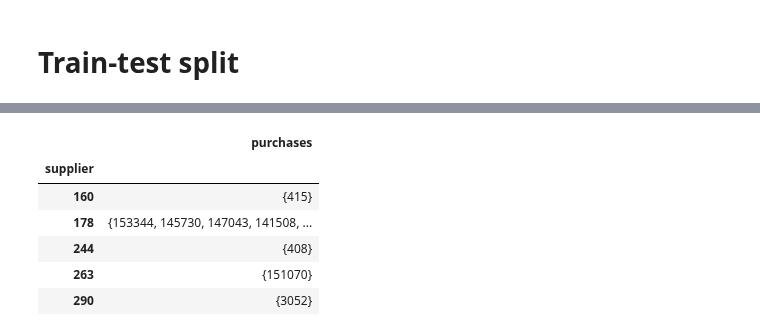
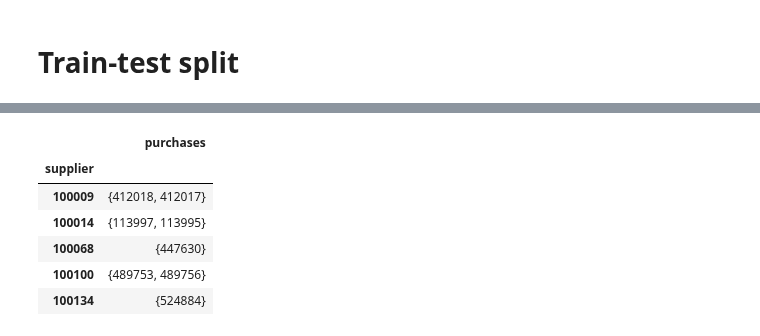
Before and after one commit to Lsdbot/Zakupki, a Jupyter notebook: notebooks/EDA.ipynb, the cells around one changed output, grey strips where cells are left out. Drawn from its saved outputs; the diff is of its cells as text; code cells hidden in the pictures.

```diff
--- a/notebooks/EDA.ipynb
+++ b/notebooks/EDA.ipynb
@@ -792,4 +796,4 @@ def vectorize_tfidf_matrix(df_column: pd.Series):
     for row in tfidf_svd:
         yield row
 # %%
-df['vectorized_tokens'] = list(vectorize_tfidf_matrix(df['tokens']))
+df_temp['vectorized_tokens'] = list(vectorize_tfidf_matrix(df_temp['tokens']))
@@ -821,0 +800,2 @@ df = df.astype(preproc['change_type_columns'])
+# %%
+df_temp = df_temp.drop('tokens', axis=1)
@@ -845,6 +832,6 @@ memory usage: 81.7+ MB
 # Train-test split
 # %%
 # определяем train выборку
-df_train = df[df['min_publish_date'] < '2022-11-01']
+df_train = df_temp[df_temp['min_publish_date'] < '2022-11-01']
 df_train[:5]
 # %% [output]
@@ -857,5 +844,5 @@ df_train[:5]
 # %%
 # определяем test выборку
-df_test = df[df['min_publish_date'] >= '2022-11-01']
+df_test = df_temp[df_temp['min_publish_date'] >= '2022-11-01']
 df_test[:5]
 # %% [output]
@@ -897,18 +884,15 @@ df_submission[:5]
 # %%
-def extract_less_4(row):
-    return df_train[df_train['supplier'] == row.name].shape[0] < 4
-
 # выделим поставщиков df_submission, содержащих менее 4 участий на train
-df_submission_less_4 = df_submission[df_submission.apply(extract_less_4, axis=1)]
+df_submission_less_4 = df_submission[df_train.groupby('supplier').size() < 4]
 df_submission_less_4[:5]
 # %% [output]
 |  | purchases |
 | supplier |  |
-| 160 | {415} |
-| 178 | {153344, 145730, 147043, 141508, ... |
-| 244 | {408} |
-| 263 | {151070} |
-| 290 | {3052} |
+| 100009 | {412018, 412017} |
+| 100014 | {113997, 113995} |
+| 100068 | {447630} |
+| 100100 | {489753, 489756} |
+| 100134 | {524884} |
 # %%
 # удаляем поставщиков с небольшим кол-вом участий из df_submission
 df_submission = df_submission.drop(set(df_submission_less_4.index), axis=0)
```
Also changed, not shown: parts of 40 cells of this notebook, 3 other files.
